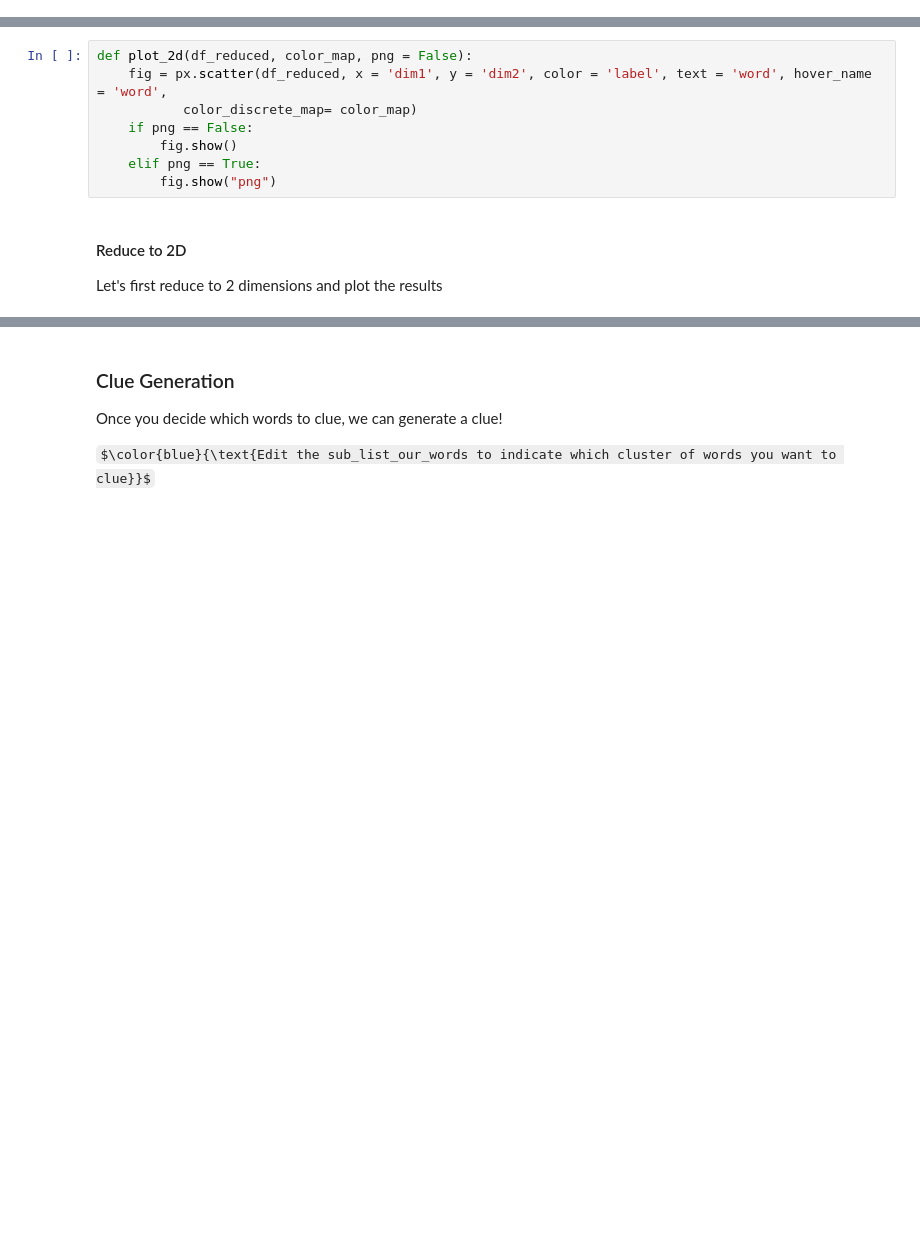
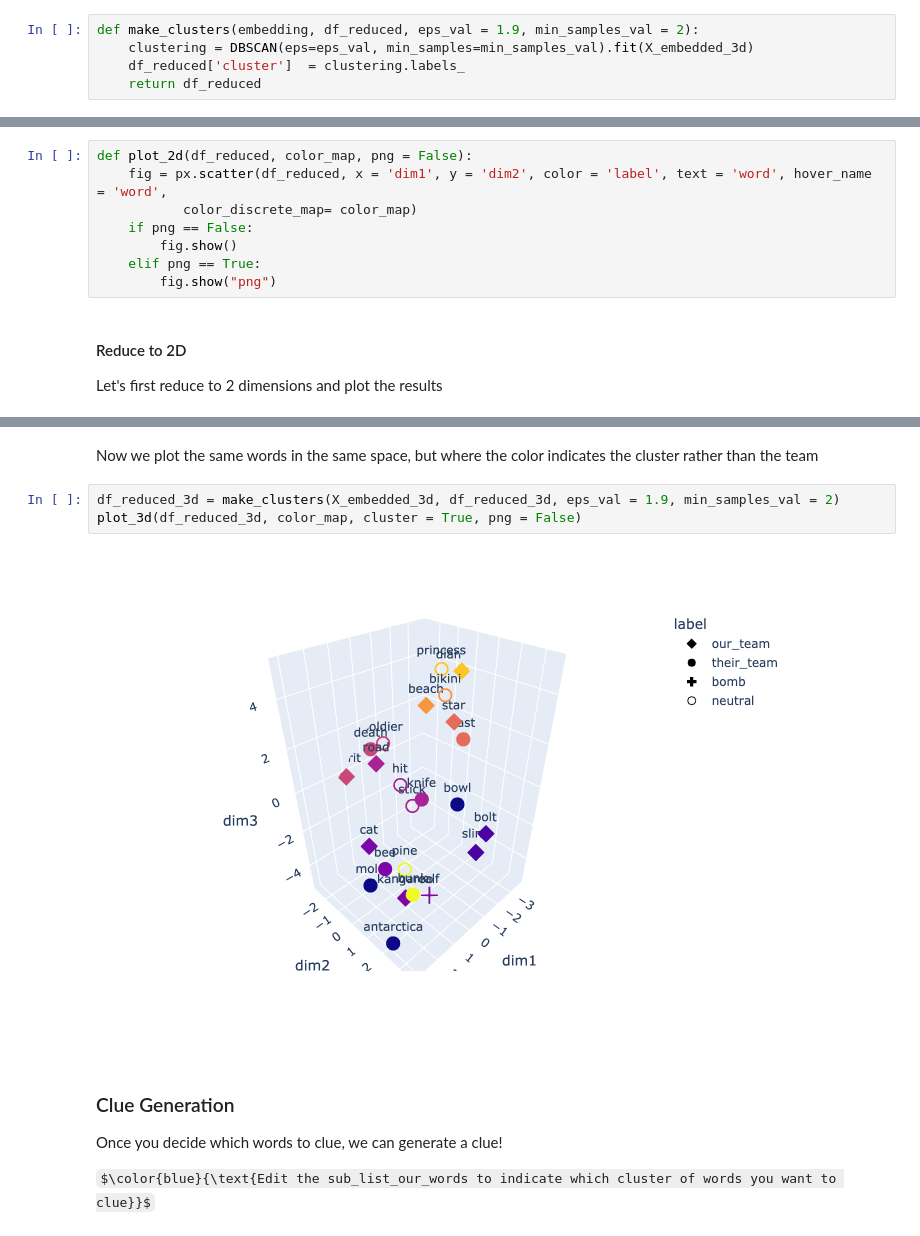
Before and after one commit to vej/codenames_game_AI, a Jupyter notebook: codenames.ipynb, the cells around one changed output, grey strips where cells are left out. Drawn from its saved outputs; the diff is of its cells as text; some formulas as TeX source; blank space fills up the shorter version.

```diff
--- a/codenames.ipynb
+++ b/codenames.ipynb
@@ -151,0 +155,5 @@ def matrix_to_df(X_embedded, words, labels):
+# %%
+def make_clusters(embedding, df_reduced, eps_val = 1.9, min_samples_val = 2):
+    clustering = DBSCAN(eps=eps_val, min_samples=min_samples_val).fit(X_embedded_3d)
+    df_reduced['cluster']  = clustering.labels_
+    return df_reduced
@@ -186,3 +203,10 @@ plot_3d(df_reduced, color_map, png = False)
+# %% [markdown]
+Now we plot the same words in the same space, but where the color indicates the cluster rather than the team
+# %%
+df_reduced_3d = make_clusters(X_embedded_3d, df_reduced_3d, eps_val = 1.9, min_samples_val = 2)
+plot_3d(df_reduced_3d, color_map, cluster = True, png = False)
+# %% [output]
+[figure, added]
 # %% [markdown]
 ### Clue Generation
 Once you decide which words to clue, we can generate a clue!
```
Also changed, not shown: parts of 10 cells of this notebook.
